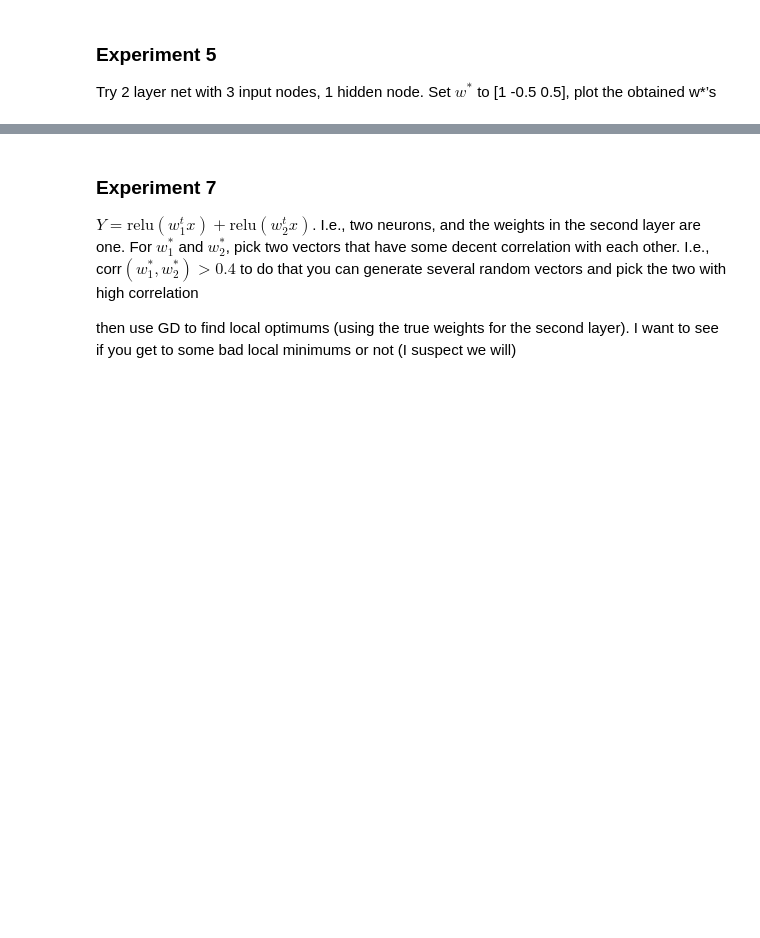
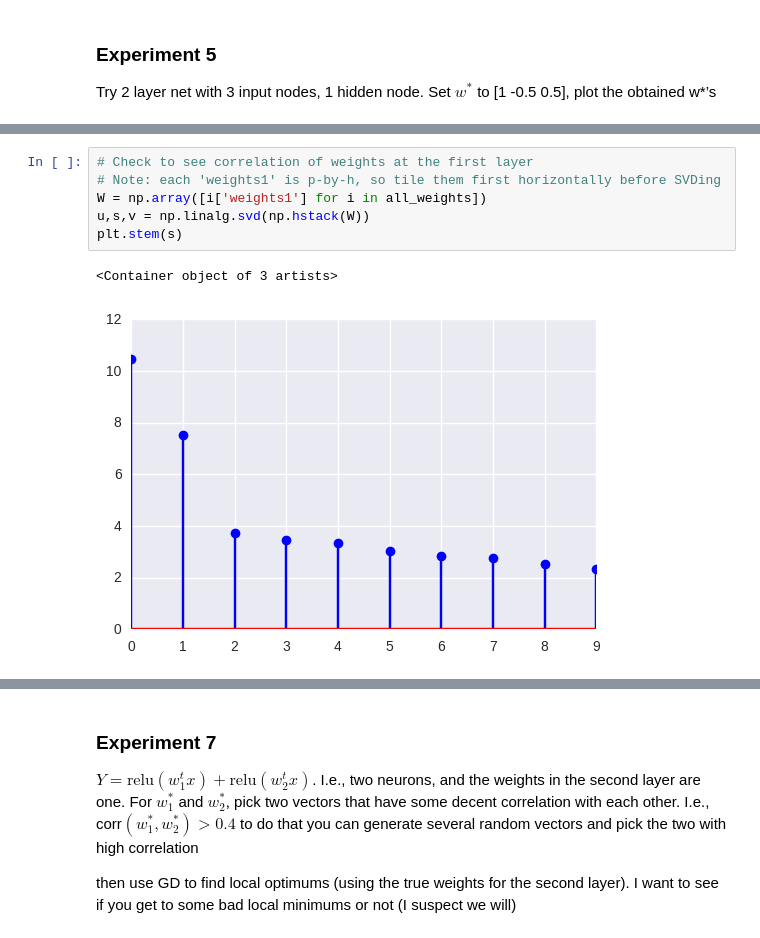
Before and after one commit to jessemzhang/porcupine_neural_networks, a Jupyter notebook: understanding_when_GD_succeeds_iid_2plot_losswgapnormalized.ipynb, the cells around one changed output, grey strips where cells are left out. Cells and saved outputs as stored; diff of their text form; blank space fills up the shorter version.

```diff
--- a/understanding_when_GD_succeeds_iid_2plot_losswgapnormalized.ipynb
+++ b/understanding_when_GD_succeeds_iid_2plot_losswgapnormalized.ipynb
@@ -343,0 +324,9 @@ Wall time: 13min 10s
+# %%
+# Check to see correlation of weights at the first layer
+# Note: each 'weights1' is p-by-h, so tile them first horizontally before SVDing
+W = np.array([i['weights1'] for i in all_weights])
+u,s,v = np.linalg.svd(np.hstack(W))
+plt.stem(s)
+# %% [output]
+<Container object of 3 artists>
+[figure, added]
```
Also changed, not shown: parts of 19 cells of this notebook.
